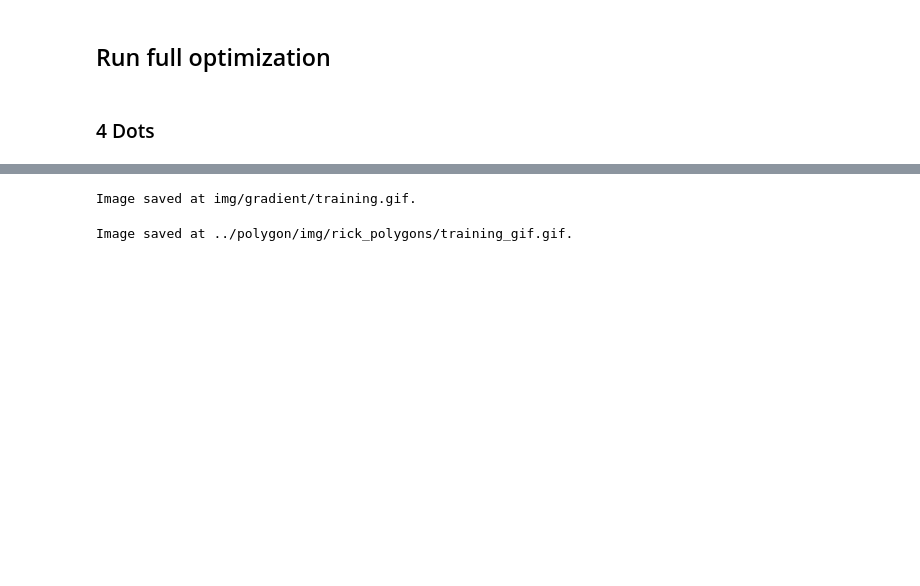
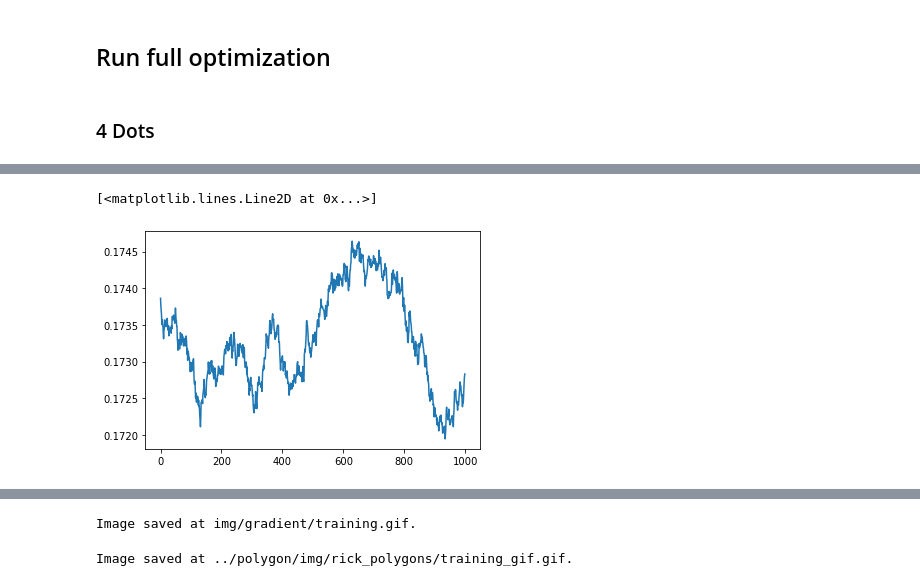
Before and after one commit to Baukebrenninkmeijer/genetic-algorithms, a Jupyter notebook: pixels/pixelwise.ipynb, the cells around one changed output, grey strips where cells are left out. Saved outputs shown, nothing was run; the diff lists cells and outputs as text; code cells hidden in the pictures; blank space fills up the shorter version.

```diff
--- a/pixels/pixelwise.ipynb
+++ b/pixels/pixelwise.ipynb
@@ -145,0 +110,12 @@ plt.plot([0.1 * ((total_epochs - i) / total_epochs) for i in range(total_epochs)
+# %%
+target = np.random.rand(20, 20, 3)
+loss = []
+ind = PixelIndividual(shape=(20, 20, 3), mutate_prob=1, mutate_change=0.01)
+for i in range(1000):
+    ind.mutate()
+    ind.compute_fitness(target=target)
+    loss.append(ind.fitness)
+plt.plot(loss)
+# %% [output]
+[<matplotlib.lines.Line2D at 0x...>]
+[figure, added]
```
Also changed, not shown: parts of 20 cells of this notebook, 4 other files.
